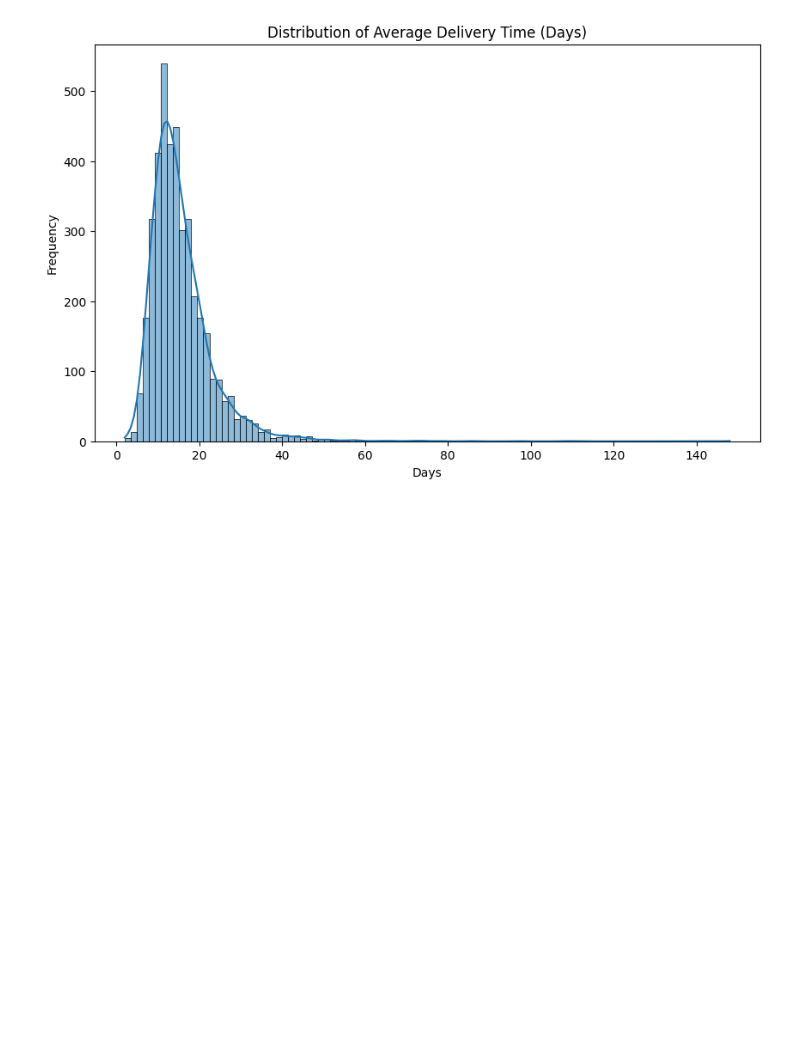
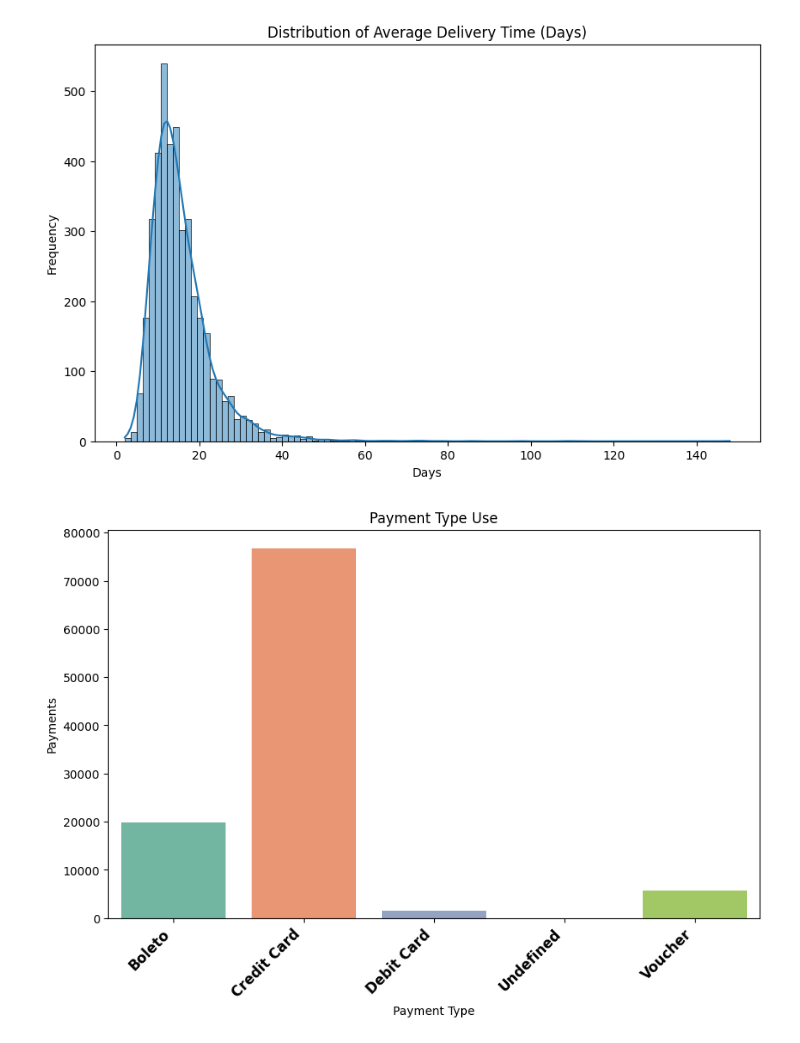
Before and after one commit to yeesoontuck/module2-project, a Jupyter notebook: notebooks/working/yee_scratch.ipynb, the cells around one changed output. Drawn from its saved outputs; the diff is of its cells as text; code cells hidden in the pictures; blank space fills up the shorter version.

Commit message:
added bar chart for payment types

```diff
--- a/notebooks/working/yee_scratch.ipynb
+++ b/notebooks/working/yee_scratch.ipynb
@@ -45,3 +32,27 @@ plt.ylabel('Frequency')
 plt.show()
 # %% [output]
 [figure]
+# %%
+project_id = "concise-faculty-452613-a1"
+
+sql = """
+SELECT payment_type, COUNT(*) AS payment_count FROM `concise-faculty-452613-a1.brazil_e_commerce.dim_payments`
+GROUP BY payment_type
+"""
+df1 = pandas_gbq.read_gbq(sql, project_id=project_id)
+# %%
+plt.figure(figsize=(10, 6))
+sns.barplot(x='payment_type', y='payment_count', data=df1, hue="payment_type", palette='Set2', legend=False)
+plt.title('Payment Type Use')
+plt.xlabel('Payment Type')
+plt.ylabel('Payments')
+
+# Custom labels (same length as number of payment types in df1)
+custom_labels = ['Boleto', 'Credit Card', 'Debit Card', 'Undefined', 'Voucher']
+
+# Setting the custom x-ticks
+plt.xticks(ticks=range(len(custom_labels)), labels=custom_labels, rotation=45, fontsize=12, fontweight='bold', ha='right')
+
+plt.show()
+# %% [output]
+[figure, added]
```
Also changed, not shown: parts of 4 cells of this notebook, 1 other file.
